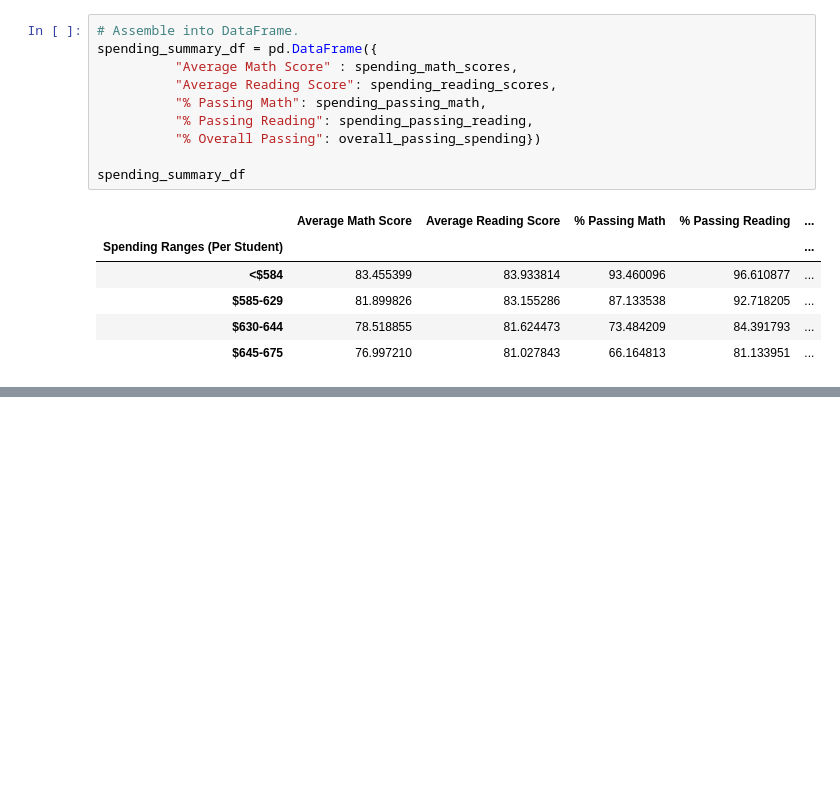
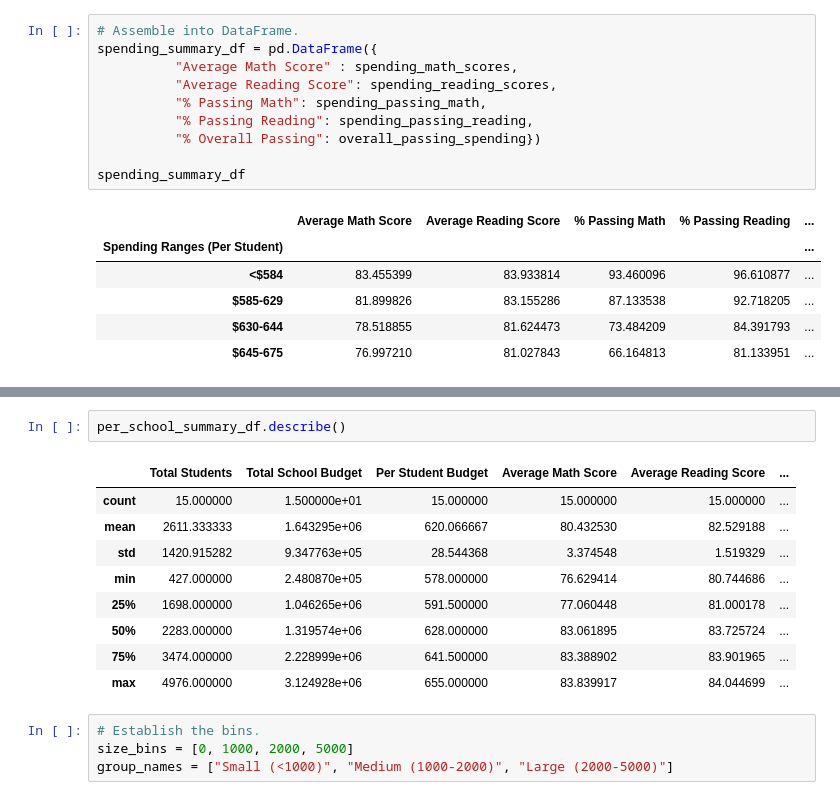
Before and after one commit to Duvey314/school-district-analysis, a Jupyter notebook: PyCitySchools.ipynb, the cells around one changed output, grey strips where cells are left out. Cells and saved outputs as stored; diff of their text form; blank space fills up the shorter version.

Commit message:
added size summary

```diff
--- a/PyCitySchools.ipynb
+++ b/PyCitySchools.ipynb
@@ -888,0 +909,16 @@ spending_summary_df
+# %%
+per_school_summary_df.describe()
+# %% [output]
+|  | Total Students | Total School Budget | Per Student Budget | Average Math Score | Average Reading Score | ... |
+| count | 15.000000 | 1.500000e+01 | 15.000000 | 15.000000 | 15.000000 | ... |
+| mean | 2611.333333 | 1.643295e+06 | 620.066667 | 80.432530 | 82.529188 | ... |
+| std | 1420.915282 | 9.347763e+05 | 28.544368 | 3.374548 | 1.519329 | ... |
+| min | 427.000000 | 2.480870e+05 | 578.000000 | 76.629414 | 80.744686 | ... |
+| 25% | 1698.000000 | 1.046265e+06 | 591.500000 | 77.060448 | 81.000178 | ... |
+| 50% | 2283.000000 | 1.319574e+06 | 628.000000 | 83.061895 | 83.725724 | ... |
+| 75% | 3474.000000 | 2.228999e+06 | 641.500000 | 83.388902 | 83.901965 | ... |
+| max | 4976.000000 | 3.124928e+06 | 655.000000 | 83.839917 | 84.044699 | ... |
+# %%
+# Establish the bins.
+size_bins = [0, 1000, 2000, 5000]
+group_names = ["Small (<1000)", "Medium (1000-2000)", "Large (2000-5000)"]
```
Also changed, not shown: parts of 5 cells of this notebook.
